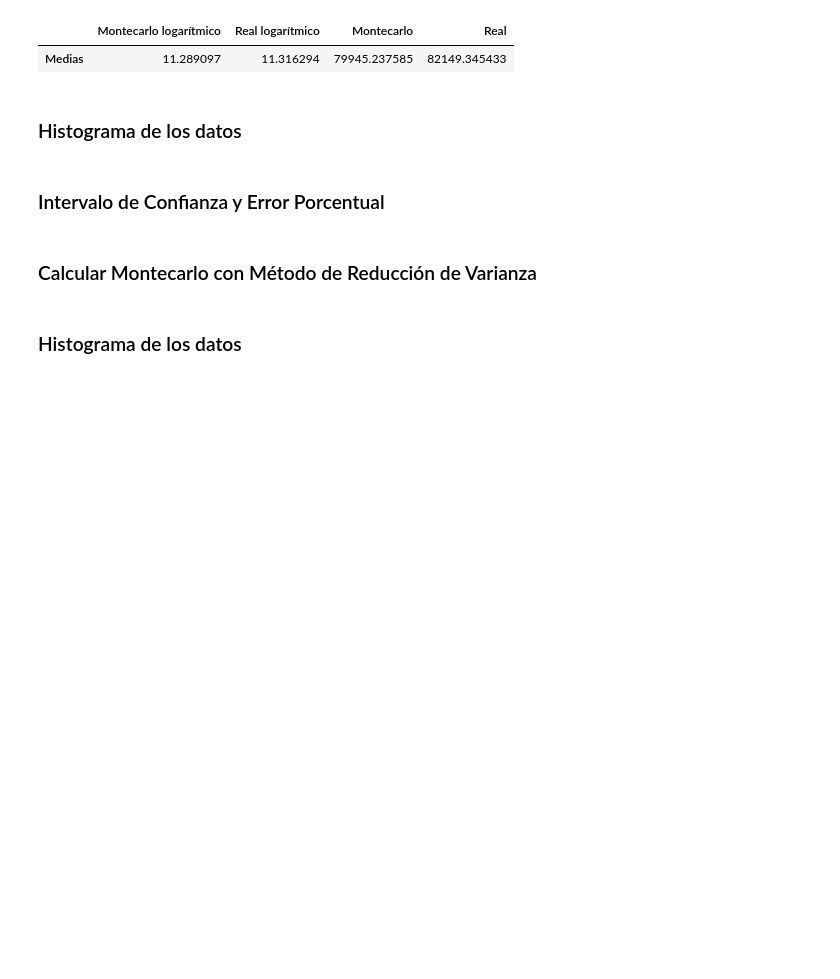
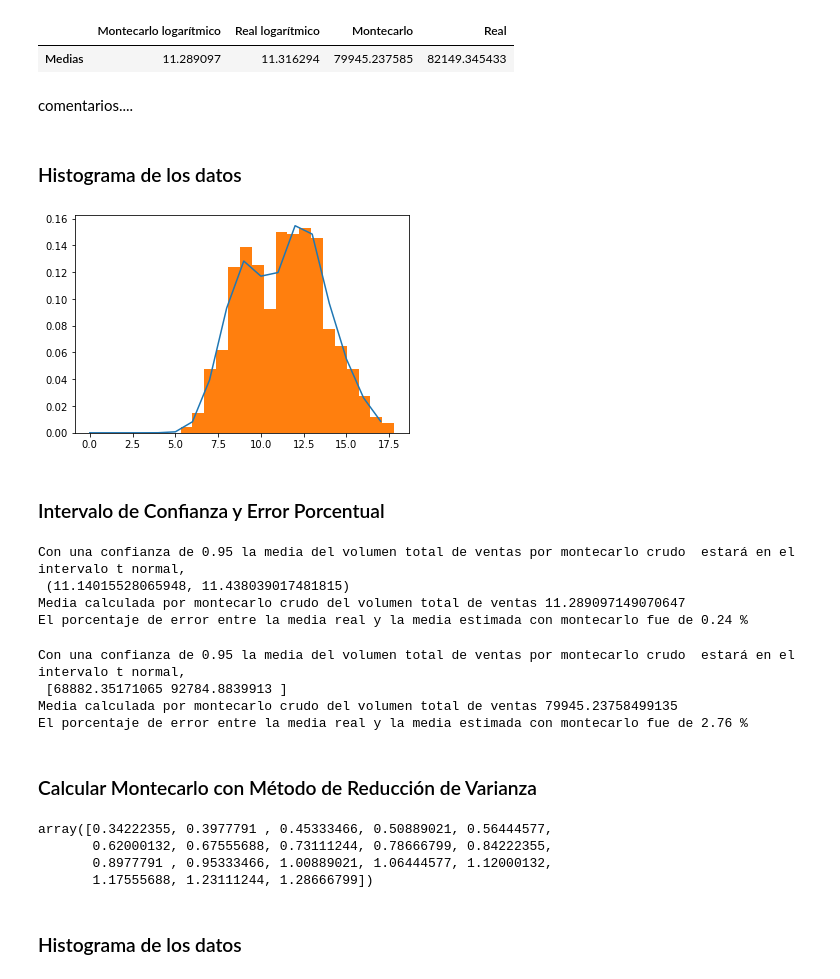
Before and after one commit to ACristinaVV/Proyecto_Avocado, a Jupyter notebook: Proyecto_Nodo1y2.ipynb, the cells around one changed output. Cells and saved outputs as stored; diff of their text form; code cells hidden in the pictures; blank space fills up the shorter version.

```diff
--- a/Proyecto_Nodo1y2.ipynb
+++ b/Proyecto_Nodo1y2.ipynb
@@ -340,9 +340,72 @@ nodo1_medias
 # %% [output]
 |  | Montecarlo logarítmico | Real logarítmico | Montecarlo | Real |
 | Medias | 11.289097 | 11.316294 | 79945.237585 | 82149.345433 |
+# %% [markdown]
+comentarios....
 # %% [markdown]
 ### Histograma de los datos
+# %%
+x_ventas = np.arange(0,max(ventas_log),1)
+plt.figure()
+plt.plot(x,f(x))
+plt.hist(aleatorias_monte_ventas, bins = 18, density = True)
+plt.show()
+# %% [output]
+[figure, added]
 # %% [markdown]
 ### Intervalo de Confianza y Error Porcentual
+# %%
+np.random.seed(123)
+
+# Nivel de confianza
+confianza = 0.95
+X = aleatorias_monte_ventas
+
+i1 = st.norm.interval(confianza, loc=np.mean(X), scale=st.sem(X))
+
+media_ventas = np.mean(X)
+
+
+print('Con una confianza de %2.2f la media del volumen total de ventas por montecarlo '
+      'crudo  estará en el intervalo t normal,\n %s' %(confianza,i1))
+print('Media calculada por montecarlo crudo del volumen total de ventas' ,media_ventas)
+
+error_nodo1 = abs(np.array(ventas_log.mean() - media_ventas)/media_ventas)
+porcentaje=error_nodo1*100
+print('El porcentaje de error entre la media real y la media estimada con montecarlo fue de', round(porcentaje,2),'%')
+# %% [output]
+Con una confianza de 0.95 la media del volumen total de ventas por montecarlo crudo  estará en el intervalo t normal,
+ (11.14015528065948, 11.438039017481815)
+Media calculada por montecarlo crudo del volumen total de ventas 11.289097149070647
+El porcentaje de error entre la media real y la media estimada con montecarlo fue de 0.24 %
+# %%
+i2 = np.exp(st.norm.interval(confianza, loc=np.mean(X), scale=st.sem(X)))
+
+print('Con una confianza de %2.2f la media del volumen total de ventas por montecarlo '
+      'crudo  estará en el intervalo t normal,\n %s' %(confianza,i2))
+print('Media calculada por montecarlo crudo del volumen total de ventas' ,np.exp(media_ventas))
+
+error_nodo1 = abs(np.array(np.exp(ventas_log.mean()) - np.exp(media_ventas))/(np.exp(media_ventas)))
+porcentaje=error_nodo1*100
+print('El porcentaje de error entre la media real y la media estimada con montecarlo fue de', round(porcentaje,2),'%')
+# %% [output]
+Con una confianza de 0.95 la media del volumen total de ventas por montecarlo crudo  estará en el intervalo t normal,
+ [68882.35171065 92784.8839913 ]
+Media calculada por montecarlo crudo del volumen total de ventas 79945.23758499135
+El porcentaje de error entre la media real y la media estimada con montecarlo fue de 2.76 %
 # %% [markdown]
 ### Calcular Montecarlo con Método de Reducción de Varianza
+# %%
+def estratificado(N:'Cantidad de Estratos'):
+    B = N
+    U = np.random.uniform(N)
+    i = np.arange(0, B)
+    m_estratificado =((U + i )/B)
+    return m_estratificado
+
+estratificado(18)
+# %% [output]
+array([0.34222355, 0.3977791 , 0.45333466, 0.50889021, 0.56444577,
+       0.62000132, 0.67555688, 0.73111244, 0.78666799, 0.84222355,
+       0.8977791 , 0.95333466, 1.00889021, 1.06444577, 1.12000132,
+       1.17555688, 1.23111244, 1.28666799])
```
Also changed, not shown: parts of 9 cells of this notebook.
